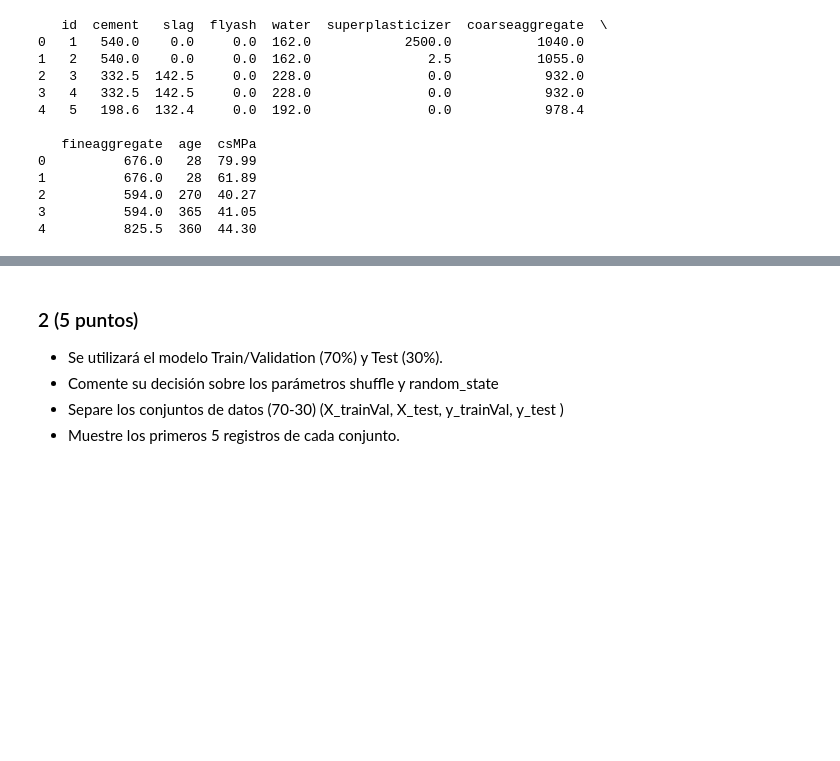
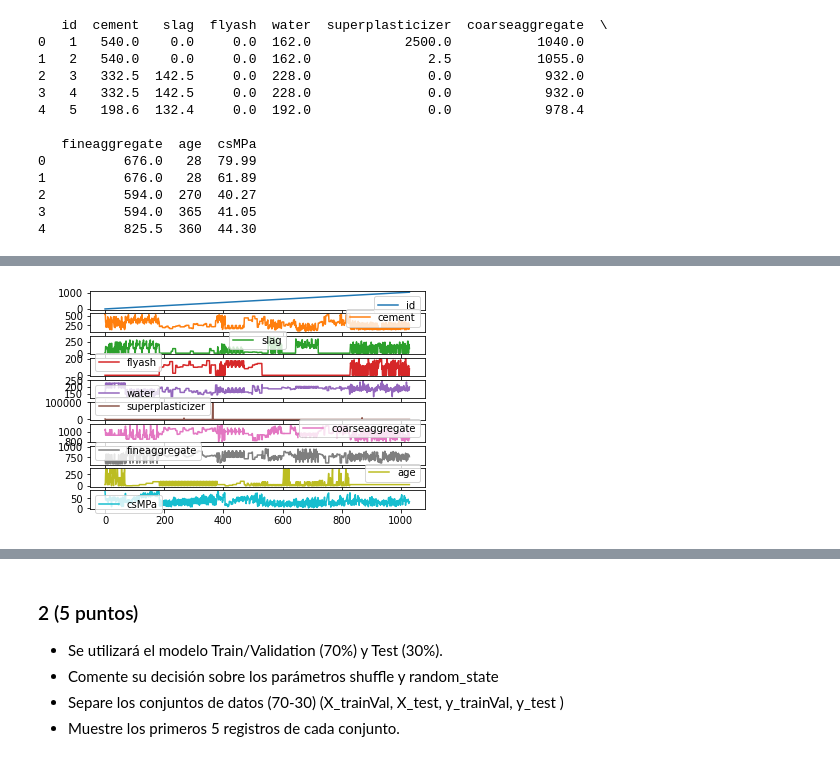
Before and after one commit to GabrielVargasR/University-Artificial-Intelligence, a Jupyter notebook: TC3 - Regression and Feature Engineering/2021-2-Trabajo Practico_03.ipynb, the cells around one changed output, grey strips where cells are left out. Drawn from its saved outputs; the diff is of its cells as text; code cells hidden in the pictures; blank space fills up the shorter version.

```diff
--- a/TC3 - Regression and Feature Engineering/2021-2-Trabajo Practico_03.ipynb
+++ b/TC3 - Regression and Feature Engineering/2021-2-Trabajo Practico_03.ipynb
@@ -75,0 +112,5 @@ print(data.head(5), end = '\n\n') # shows first 5 registers
+# %%
+data.plot(subplots=True)
+plt.show()
+# %% [output]
+[figure, added]
```
Also changed, not shown: parts of 11 cells of this notebook.
